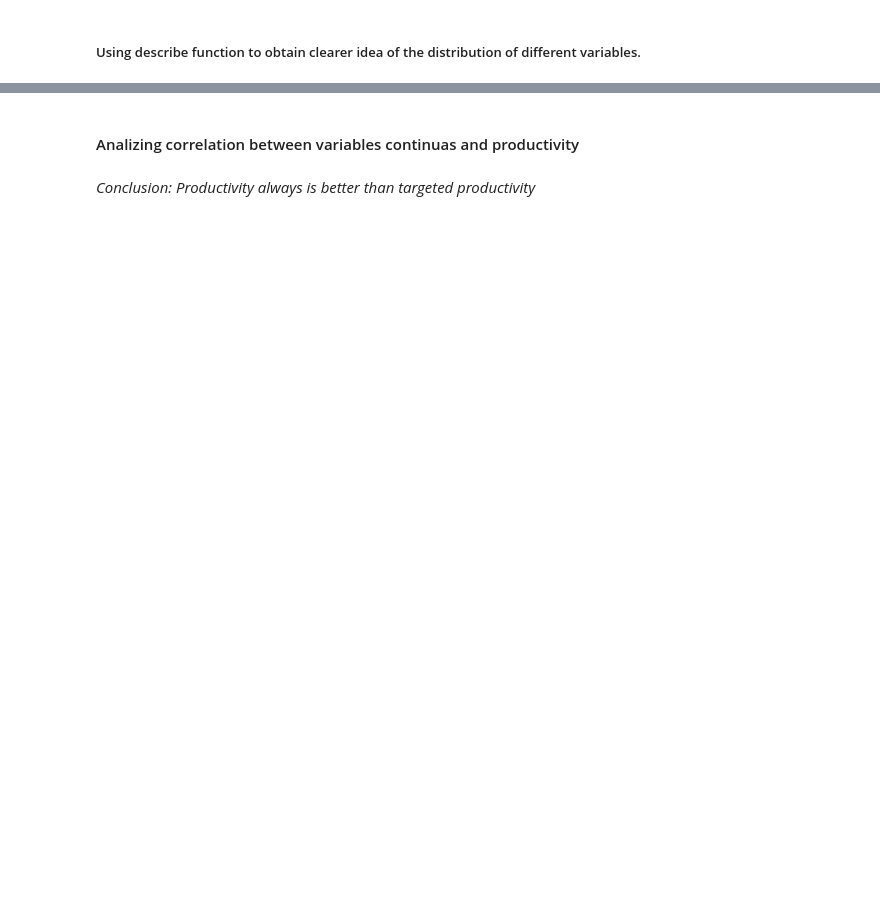
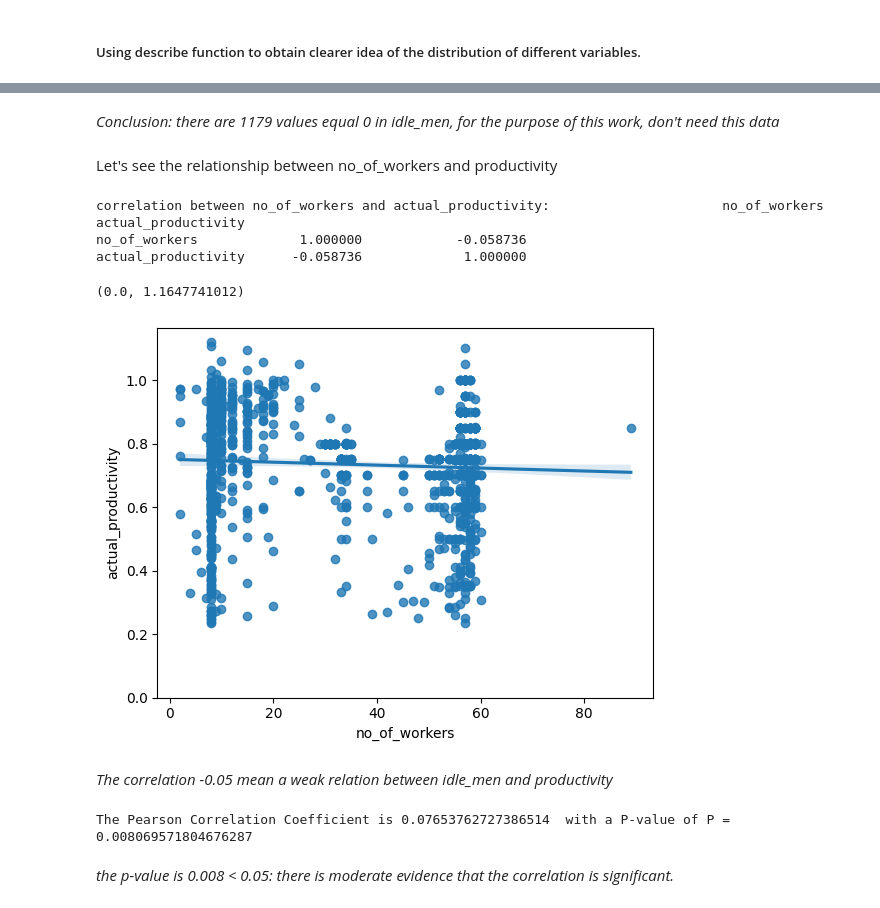
Before and after one commit to irenediaz1974/Portfolio2023, a Jupyter notebook: Project1/data_analysis.ipynb, the cells around one changed output, grey strips where cells are left out. Cells and saved outputs as stored; diff of their text form; code cells hidden in the pictures; blank space fills up the shorter version.

```diff
--- a/Project1/data_analysis.ipynb
+++ b/Project1/data_analysis.ipynb
@@ -64,0 +158,2 @@ df_garments.describe()
+# %%
+df_garments.drop("incentive", axis=1, inplace=True)
@@ -65,4 +191,18 @@ df_garments.describe()
+# %% [markdown]
+*Conclusion: there are 1179 values equal 0 in idle_men, for the purpose of this work, don't need this data*
+# %%
+df_garments.drop("idle_men", axis=1, inplace=True)
+# %% [markdown]
+Let's see the relationship between  no_of_workers and productivity
+# %%
+print ("correlation between no_of_workers and actual_productivity:" , df_garments[["no_of_workers", "actual_productivity"]].corr())
+sns.regplot(x="no_of_workers", y="actual_productivity", data=df_garments)
+plt.ylim(0,)
+# %% [output]
+correlation between no_of_workers and actual_productivity:                      no_of_workers  actual_productivity
+no_of_workers             1.000000            -0.058736
+actual_productivity      -0.058736             1.000000
+(0.0, 1.1647741012)
+[figure, added]
 # %% [markdown]
-#### Analizing correlation between variables continuas and productivity
+*The correlation -0.05 mean a weak relation between  idle_men and productivity*
-# %% [markdown]
-*Conclusion: Productivity always is better than targeted productivity*
@@ -68,0 +212,7 @@ df_garments.describe()
+# %%
+pearson_coef, p_value = stats.pearsonr(df_garments['incentive'], df_garments['actual_productivity'])
+print("The Pearson Correlation Coefficient is", pearson_coef, " with a P-value of P =", p_value)
+# %% [output]
+The Pearson Correlation Coefficient is 0.07653762727386514  with a P-value of P = 0.008069571804676287
+# %% [markdown]
+*the p-value is  0.008 < 0.05: there is moderate evidence that the correlation is significant.*
```
Also changed, not shown: parts of 18 cells of this notebook.
